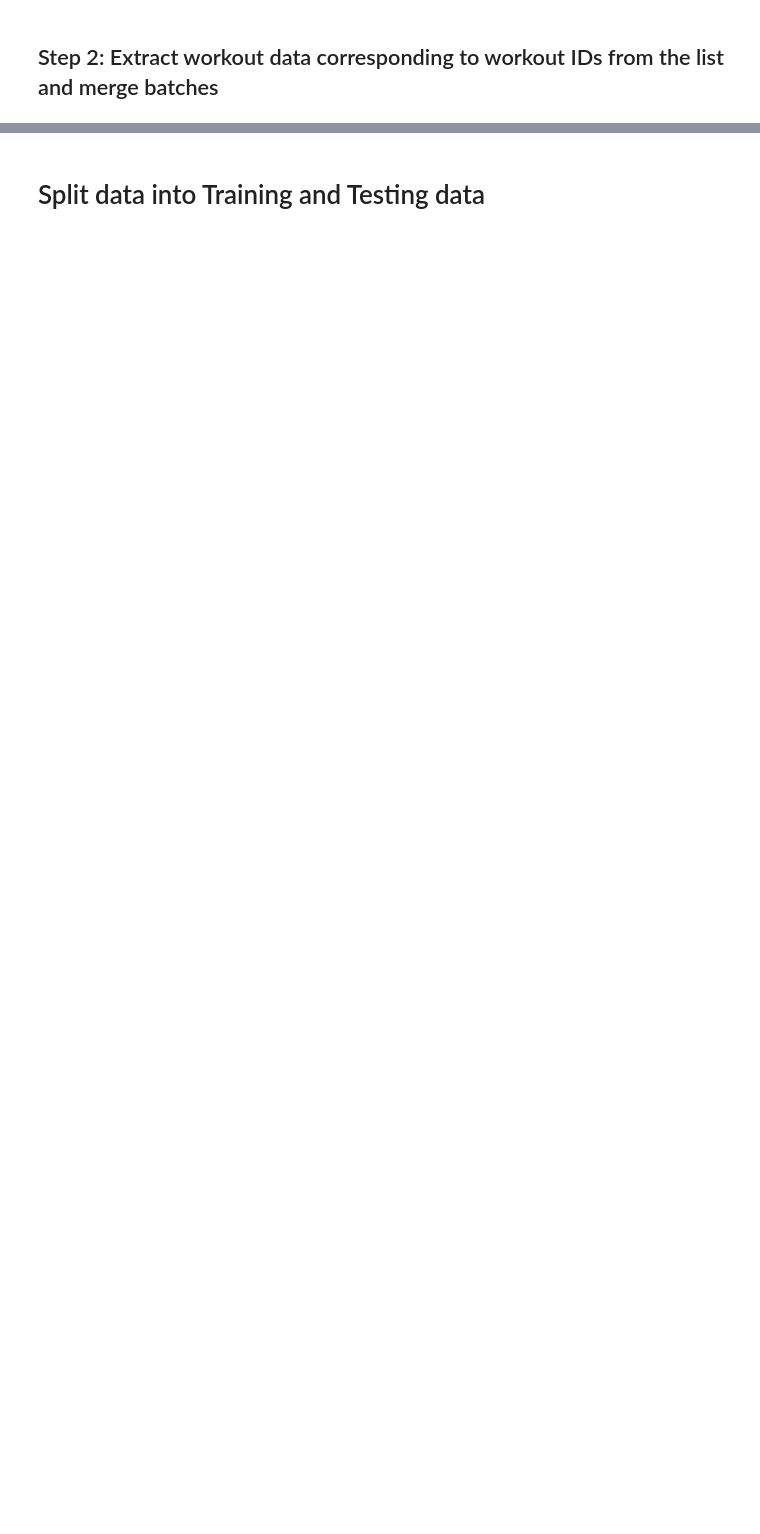
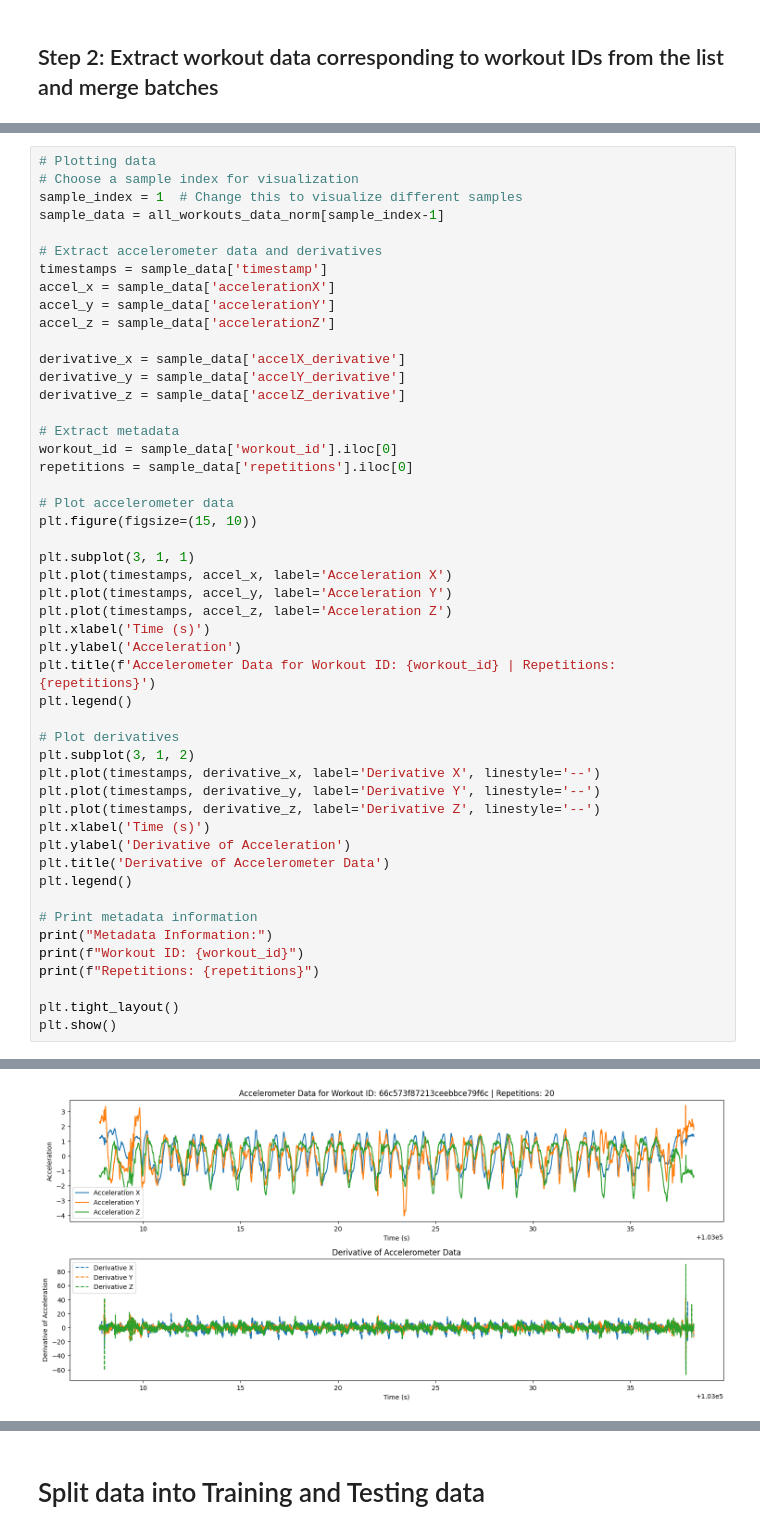
Before and after one commit to Slimslim/ML.WorkoutApp, a Jupyter notebook: notebooks/data_extraction_V1.ipynb, the cells around one changed output, grey strips where cells are left out. Cells and saved outputs as stored; diff of their text form; blank space fills up the shorter version.

```diff
--- a/notebooks/data_extraction_V1.ipynb
+++ b/notebooks/data_extraction_V1.ipynb
@@ -321,0 +366,50 @@ float32
+# %%
+# Plotting data
+# Choose a sample index for visualization
+sample_index = 1  # Change this to visualize different samples
+sample_data = all_workouts_data_norm[sample_index-1]
+
+# Extract accelerometer data and derivatives
+timestamps = sample_data['timestamp']
+accel_x = sample_data['accelerationX']
+accel_y = sample_data['accelerationY']
+accel_z = sample_data['accelerationZ']
+
+derivative_x = sample_data['accelX_derivative']
+derivative_y = sample_data['accelY_derivative']
+derivative_z = sample_data['accelZ_derivative']
+
+# Extract metadata
+workout_id = sample_data['workout_id'].iloc[0]
+repetitions = sample_data['repetitions'].iloc[0]
+
+# Plot accelerometer data
+plt.figure(figsize=(15, 10))
+
+plt.subplot(3, 1, 1)
+plt.plot(timestamps, accel_x, label='Acceleration X')
+plt.plot(timestamps, accel_y, label='Acceleration Y')
+plt.plot(timestamps, accel_z, label='Acceleration Z')
+plt.xlabel('Time (s)')
+plt.ylabel('Acceleration')
+plt.title(f'Accelerometer Data for Workout ID: {workout_id} | Repetitions: {repetitions}')
+plt.legend()
+
+# Plot derivatives
+plt.subplot(3, 1, 2)
+plt.plot(timestamps, derivative_x, label='Derivative X', linestyle='--')
+plt.plot(timestamps, derivative_y, label='Derivative Y', linestyle='--')
+plt.plot(timestamps, derivative_z, label='Derivative Z', linestyle='--')
+plt.xlabel('Time (s)')
+plt.ylabel('Derivative of Acceleration')
+plt.title('Derivative of Accelerometer Data')
+plt.legend()
+
+# Print metadata information
+print("Metadata Information:")
+print(f"Workout ID: {workout_id}")
+print(f"Repetitions: {repetitions}")
+
+plt.tight_layout()
+plt.show()
+# %% [output]
@@ -321,0 +419 @@ float32
+[figure, added]
```
Also changed, not shown: parts of 22 cells of this notebook, 5 other files.
